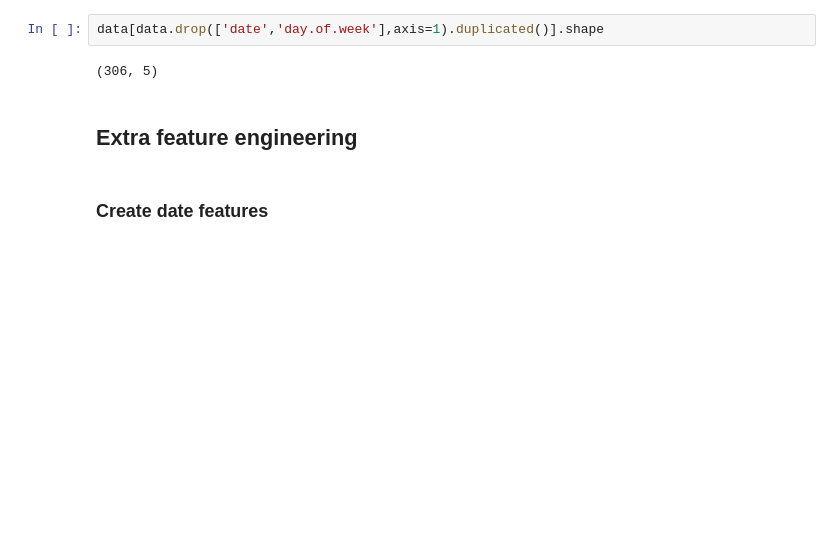
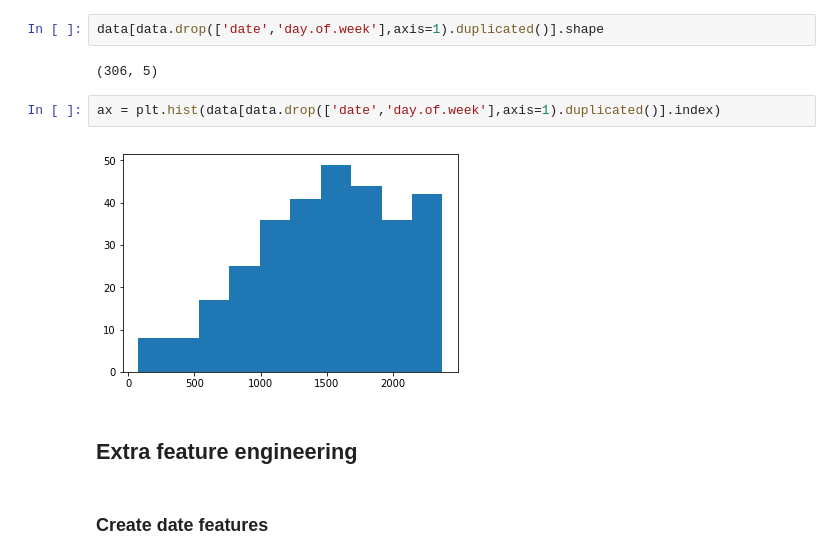
Before and after one commit to emindeniz/Norbital, a Jupyter notebook: Orbital_Emin_Ozkan.ipynb, the cells around one changed output. Cells and saved outputs as stored; diff of their text form; blank space fills up the shorter version.

Commit message:
add duplicate examination

```diff
--- a/Orbital_Emin_Ozkan.ipynb
+++ b/Orbital_Emin_Ozkan.ipynb
@@ -138,6 +138,10 @@ data[(data['car.count']==121)&(data['weather']==-0.6)]
 data[data.drop(['date','day.of.week'],axis=1).duplicated()].shape
 # %% [output]
 (306, 5)
+# %%
+ax = plt.hist(data[data.drop(['date','day.of.week'],axis=1).duplicated()].index)
+# %% [output]
+[figure, added]
 # %% [markdown]
 <a id='cell1'></a>
 ## Extra feature engineering
```
Also changed, not shown: 1 other file.
